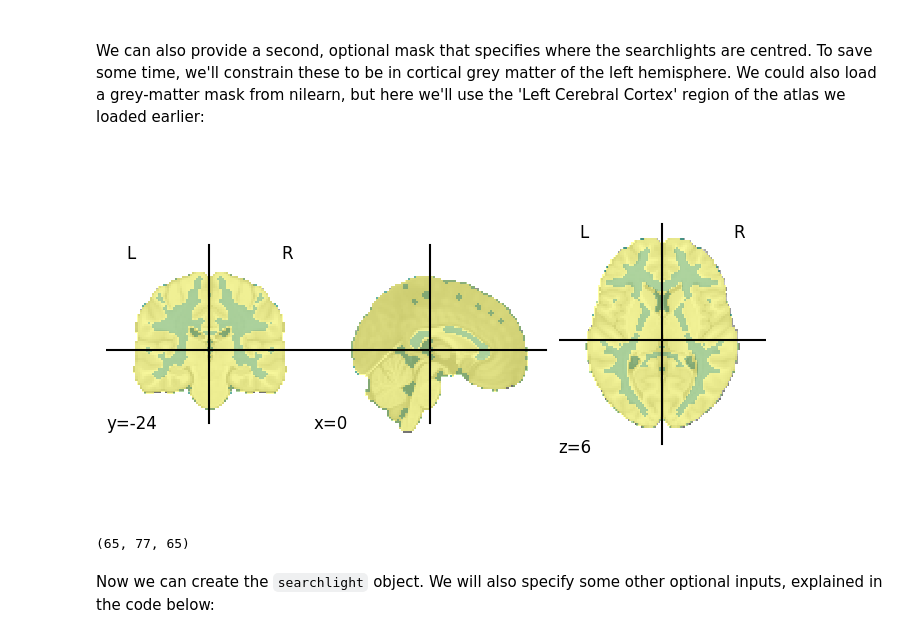
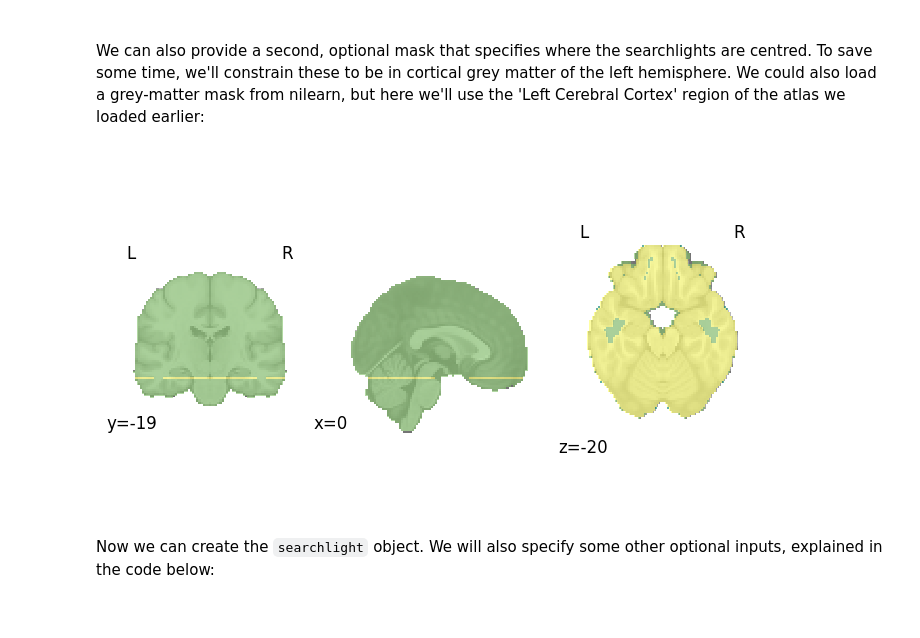
Before and after one commit to mabdelhack/ISN2025, a Jupyter notebook: Notebooks/nb08_MVPA_data.ipynb, the cells around one changed output. Saved outputs shown, nothing was run; the diff lists cells and outputs as text; code cells hidden in the pictures.

```diff
--- a/Notebooks/nb08_MVPA_data.ipynb
+++ b/Notebooks/nb08_MVPA_data.ipynb
@@ -218,0 +216,10 @@ TBC:
+# %%
+#########################
+brain_masker = nl.input_data.NiftiMasker(smoothing_fwhm=None)
+img_4d_fname = []
+brain_data_per_run = []
+for run in range(len(bold)):
+    img_4d_fname.append(os.path.join(outdir, os.path.basename(bold[run]).split("space")[0] + model_name + '_betas.nii.gz'))
+    print(img_4d_fname[run])
+    brain_data = brain_masker.fit_transform(img_4d_fname[run])
+    brain_data_per_run.append(brain_data)
@@ -219,3 +236,13 @@ TBC:
+# %%
+###########################
+lab_enc = skl.preprocessing.LabelEncoder() # this initialises the LabelEncoder object
+labels_per_run = []
+for run in range(len(bold)):
+    trials_to_save = lsa_events[run]["trial_type"]
+    trials_to_save = [val for val in trials_to_save if val not in other_conditions]
+    lsa_beta_maps  = []
+    trials_to_save = [label[3:5] for label in trials_to_save]
+    labels_per_run.append(lab_enc.fit_transform(trials_to_save)) # Encode as integers, done alphabetically
 # %%
 fusi_ROI = nib.load(op.join(fmri_results_dir,'sphere_and_faces-scrambled_Zmap_fdr.nii.gz'))
 # shouldn't need to resample fusi ROI, but just to be safe!
@@ -448,28 +481,32 @@ We can also provide a second, optional mask that specifies where the searchlight
 # %%
 gm_mask = nl.datasets.load_mni152_gm_mask()
 gm_mask = nl.image.resample_to_img(gm_mask, patterns_4d, interpolation='nearest')
 
 # this is a subcortical, maximum-probability, anatomical atlas, thresholded at 25%, with 2 mm resolution
 #HO_atlas = nl.datasets.fetch_atlas_harvard_oxford('sub-maxprob-thr25-2mm',data_dir)
 #print("\nROI names:\n", HO_atlas['labels'])
 #print("\nShape of ROI map:\n", HO_atlas['maps'].shape)
 #nl.plotting.plot_roi(HO_atlas['filename']);
 #l_cortex_id = HO_atlas['labels'].index('Left Cerebral Cortex')                                # get the ID of the Left Cerebral Cortex
 #gm_mask     = nl.image.math_img(f'(map == {l_cortex_id} )', map=resampled_ROI_map)           # create binary mask of this ROI
 #gm_mask     = nl.image.math_img('(in_mask & has_data)', in_mask=gm_mask, has_data=has_data); # restrict mask to voxels that have data
 
-display = nl.plotting.plot_roi(nl.image.math_img('a+2*b', a=gm_mask, b=brain_mask),alpha=0.6,cmap='summer');
+process_mask = nl.image.get_data(gm_mask).astype(int)
+picked_slice = 29
+process_mask[..., (picked_slice + 1):] = 0
+process_mask[..., :picked_slice] = 0
+process_mask_img = nl.image.new_img_like(gm_mask, process_mask)
+
+display = nl.plotting.plot_roi(nl.image.math_img('a+2*b', a=process_mask_img, b=brain_mask),alpha=0.6,cmap='summer',draw_cross=False);
 # %% [output]
-[figure, old version]
+[figure, new version]
 # %%
-import nibabel
-import nibabel.processing
-downsampled_brain_mask = nibabel.processing.resample_to_output(brain_mask, [3, 3, 3])
-downsampled_gm_mask = nibabel.processing.resample_to_output(gm_mask, [3, 3, 3])
-
-print(downsampled_gm_mask.shape)
+#import nibabel
+#import nibabel.processing
+#downsampled_brain_mask = nibabel.processing.resample_to_output(brain_mask, [3, 3, 3])
+#downsampled_gm_mask = nibabel.processing.resample_to_output(gm_mask, [3, 3, 3])
+#
+#print(downsampled_gm_mask.shape)
-# %% [output]
-(65, 77, 65)
 # %% [markdown]
 Now we can create the `searchlight` object. We will also specify some other optional inputs, explained in the code below:
 # %%
```
Also changed, not shown: parts of 18 cells of this notebook, 1 other file.
